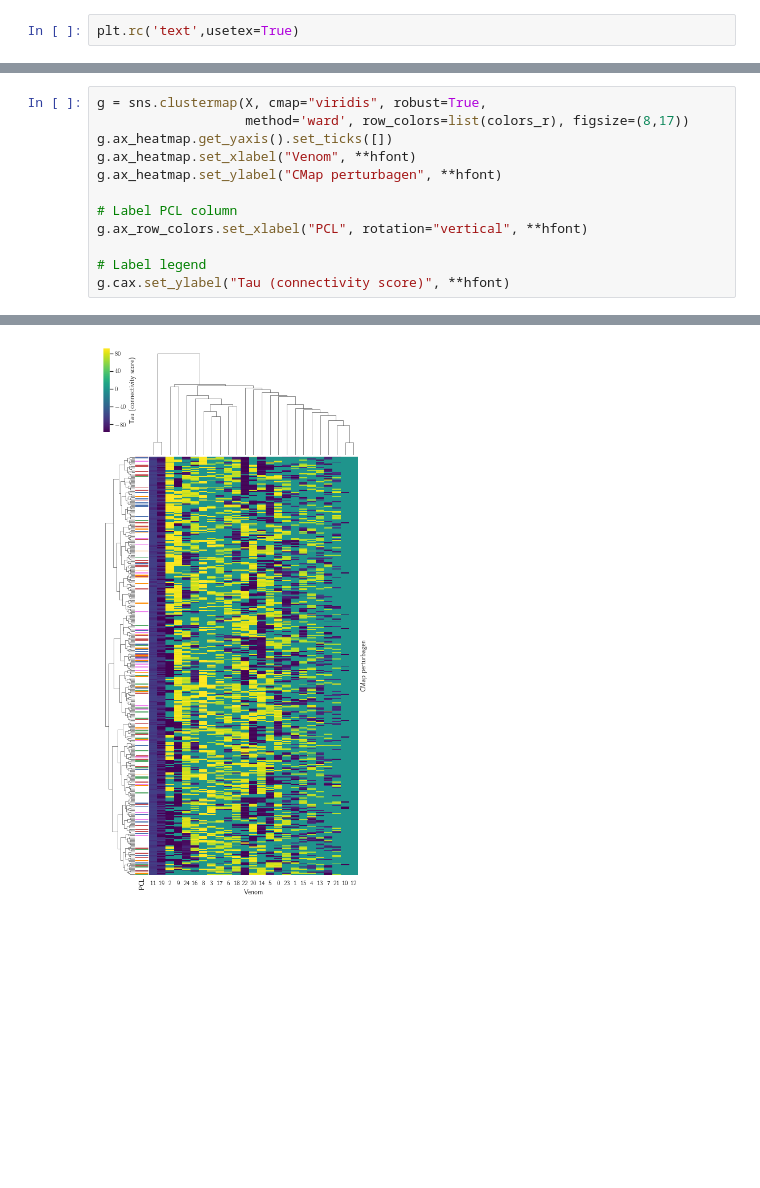
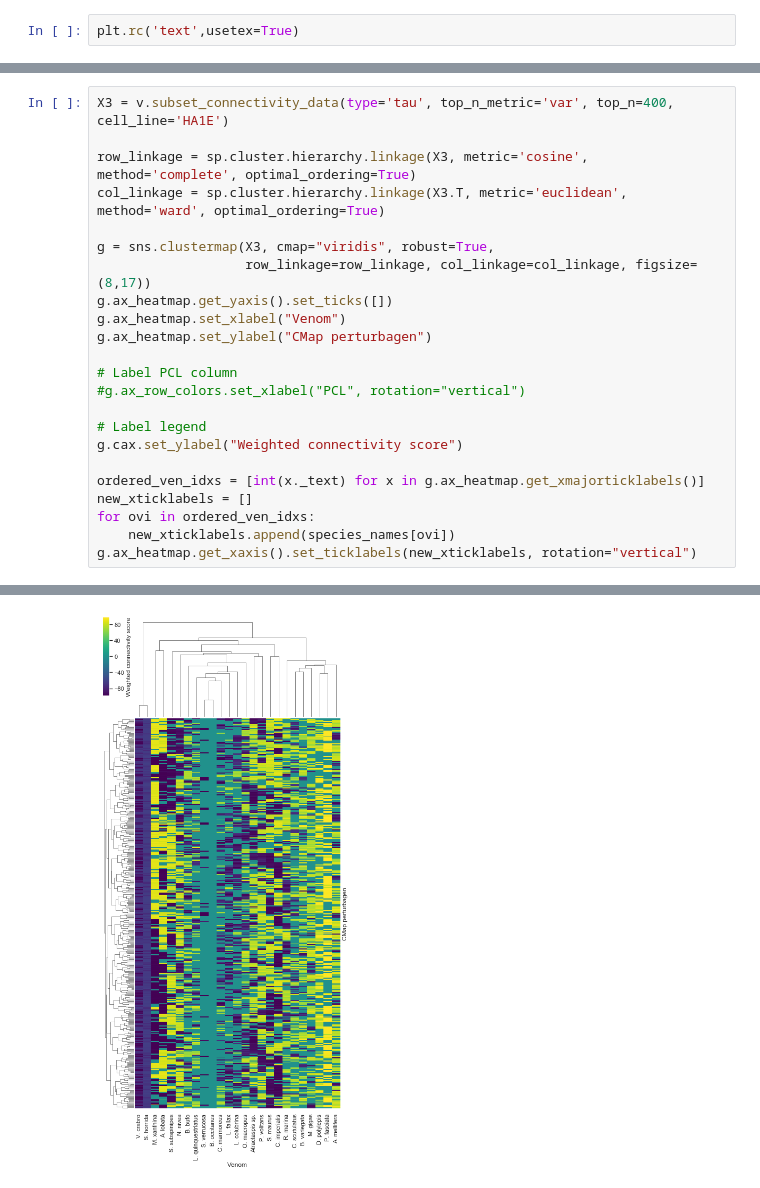
Before and after one commit to JDRomano2/venomSeq, a Jupyter notebook: doc/examples/Visualizations.ipynb, the cells around one changed output, grey strips where cells are left out. Cells and saved outputs as stored; diff of their text form; blank space fills up the shorter version.

Commit message:
Work on heatmaps

```diff
--- a/doc/examples/Visualizations.ipynb
+++ b/doc/examples/Visualizations.ipynb
@@ -114,13 +199,24 @@ colors_c = col_labels.map(lut2)
 # %%
-g = sns.clustermap(X, cmap="viridis", robust=True,
-                   method='ward', row_colors=list(colors_r), figsize=(8,17))
+X3 = v.subset_connectivity_data(type='tau', top_n_metric='var', top_n=400, cell_line='HA1E')
+
+row_linkage = sp.cluster.hierarchy.linkage(X3, metric='cosine', method='complete', optimal_ordering=True)
+col_linkage = sp.cluster.hierarchy.linkage(X3.T, metric='euclidean', method='ward', optimal_ordering=True)
+
+g = sns.clustermap(X3, cmap="viridis", robust=True,
+                   row_linkage=row_linkage, col_linkage=col_linkage, figsize=(8,17))
 g.ax_heatmap.get_yaxis().set_ticks([])
-g.ax_heatmap.set_xlabel("Venom", **hfont)
-g.ax_heatmap.set_ylabel("CMap perturbagen", **hfont)
+g.ax_heatmap.set_xlabel("Venom")
+g.ax_heatmap.set_ylabel("CMap perturbagen")
 
 # Label PCL column
-g.ax_row_colors.set_xlabel("PCL", rotation="vertical", **hfont)
+#g.ax_row_colors.set_xlabel("PCL", rotation="vertical")
 
 # Label legend
-g.cax.set_ylabel("Tau (connectivity score)", **hfont)
+g.cax.set_ylabel("Weighted connectivity score")
+
+ordered_ven_idxs = [int(x._text) for x in g.ax_heatmap.get_xmajorticklabels()]
+new_xticklabels = []
+for ovi in ordered_ven_idxs:
+    new_xticklabels.append(species_names[ovi])
+g.ax_heatmap.get_xaxis().set_ticklabels(new_xticklabels, rotation="vertical")
 # %% [output]
@@ -128 +240 @@ Text(115.756,0.5,'Tau (connectivity score)')
-[figure, old version]
+[figure, new version]
```
Also changed, not shown: parts of 14 cells of this notebook.
